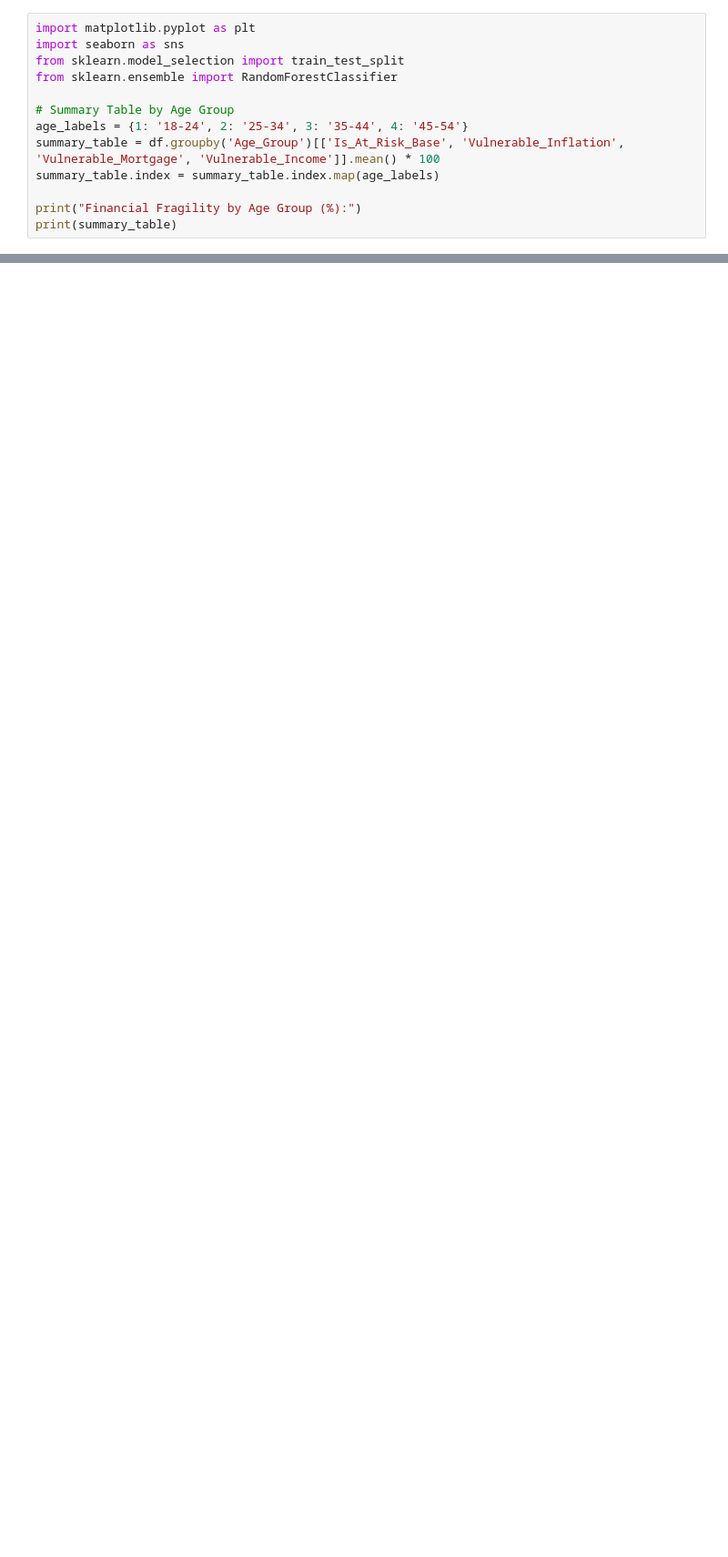
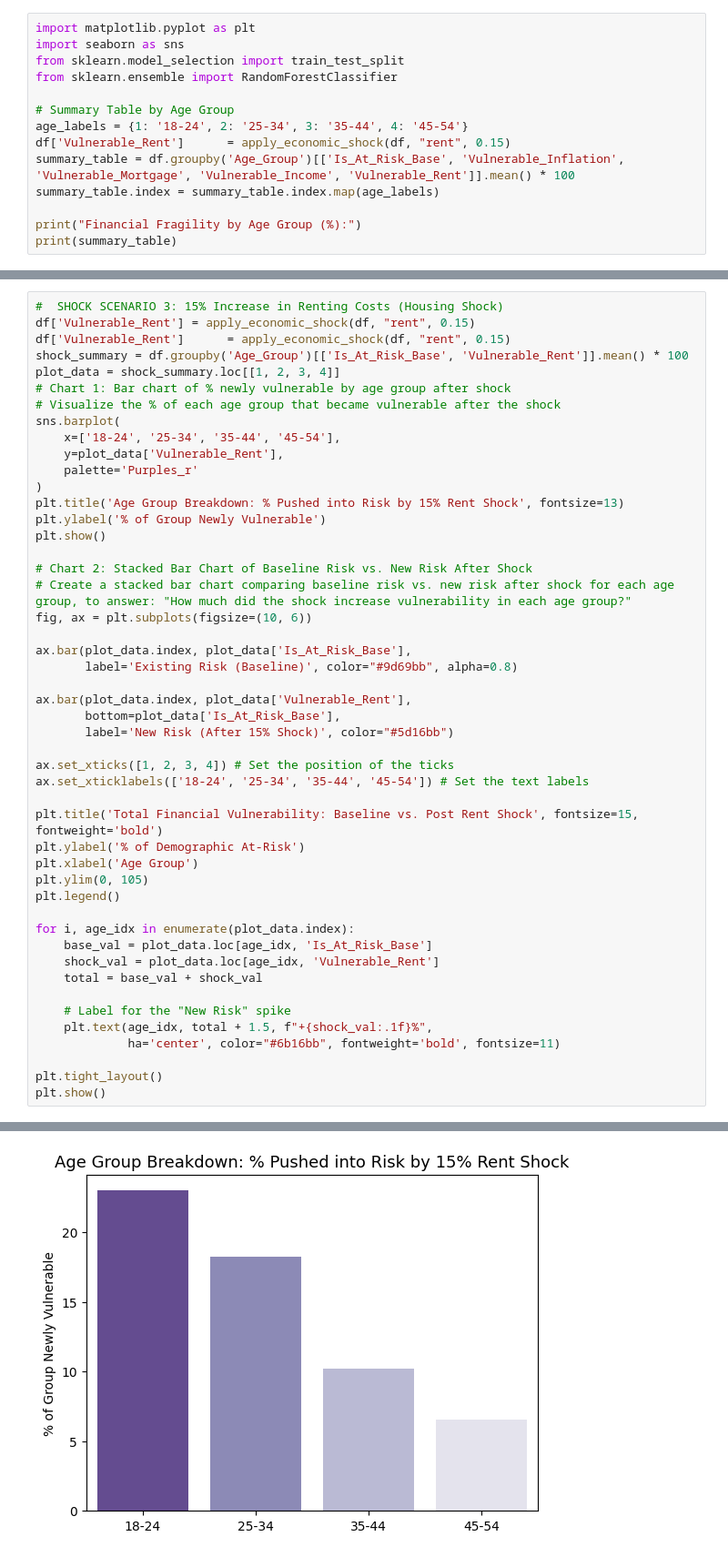
Before and after one commit to jadynm0/JTAFinance, a Jupyter notebook: Datathon-Personal-Finance.ipynb, the cells around one changed output, grey strips where cells are left out. Shown at 91% size. Drawn from its saved outputs; the diff is of its cells as text; blank space fills up the shorter version.

```diff
--- a/Datathon-Personal-Finance.ipynb
+++ b/Datathon-Personal-Finance.ipynb
@@ -124,7 +172,8 @@ from sklearn.ensemble import RandomForestClassifier
 
 # Summary Table by Age Group
 age_labels = {1: '18-24', 2: '25-34', 3: '35-44', 4: '45-54'}
-summary_table = df.groupby('Age_Group')[['Is_At_Risk_Base', 'Vulnerable_Inflation', 'Vulnerable_Mortgage', 'Vulnerable_Income']].mean() * 100
+df['Vulnerable_Rent']      = apply_economic_shock(df, "rent", 0.15)
+summary_table = df.groupby('Age_Group')[['Is_At_Risk_Base', 'Vulnerable_Inflation', 'Vulnerable_Mortgage', 'Vulnerable_Income', 'Vulnerable_Rent']].mean() * 100
 summary_table.index = summary_table.index.map(age_labels)
 
 print("Financial Fragility by Age Group (%):")
@@ -227,0 +310,49 @@ plt.show()
+# %%
+#  SHOCK SCENARIO 3: 15% Increase in Renting Costs (Housing Shock)
+df['Vulnerable_Rent'] = apply_economic_shock(df, "rent", 0.15)
+df['Vulnerable_Rent']      = apply_economic_shock(df, "rent", 0.15)
+shock_summary = df.groupby('Age_Group')[['Is_At_Risk_Base', 'Vulnerable_Rent']].mean() * 100
+plot_data = shock_summary.loc[[1, 2, 3, 4]]
+# Chart 1: Bar chart of % newly vulnerable by age group after shock
+# Visualize the % of each age group that became vulnerable after the shock
+sns.barplot(
+    x=['18-24', '25-34', '35-44', '45-54'],
+    y=plot_data['Vulnerable_Rent'],
+    palette='Purples_r'
+)
+plt.title('Age Group Breakdown: % Pushed into Risk by 15% Rent Shock', fontsize=13)
+plt.ylabel('% of Group Newly Vulnerable')
+plt.show()
+
+# Chart 2: Stacked Bar Chart of Baseline Risk vs. New Risk After Shock
+# Create a stacked bar chart comparing baseline risk vs. new risk after shock for each age group, to answer: "How much did the shock increase vulnerability in each age group?"
+fig, ax = plt.subplots(figsize=(10, 6))
+
+ax.bar(plot_data.index, plot_data['Is_At_Risk_Base'],
+       label='Existing Risk (Baseline)', color="#9d69bb", alpha=0.8)
+
+ax.bar(plot_data.index, plot_data['Vulnerable_Rent'],
+       bottom=plot_data['Is_At_Risk_Base'],
+       label='New Risk (After 15% Shock)', color="#5d16bb")
+
+ax.set_xticks([1, 2, 3, 4]) # Set the position of the ticks
+ax.set_xticklabels(['18-24', '25-34', '35-44', '45-54']) # Set the text labels
+
+plt.title('Total Financial Vulnerability: Baseline vs. Post Rent Shock', fontsize=15, fontweight='bold')
+plt.ylabel('% of Demographic At-Risk')
+plt.xlabel('Age Group')
+plt.ylim(0, 105)
+plt.legend()
+
+for i, age_idx in enumerate(plot_data.index):
+    base_val = plot_data.loc[age_idx, 'Is_At_Risk_Base']
+    shock_val = plot_data.loc[age_idx, 'Vulnerable_Rent']
+    total = base_val + shock_val
+
+    # Label for the "New Risk" spike
+    plt.text(age_idx, total + 1.5, f"+{shock_val:.1f}%",
+             ha='center', color="#6b16bb", fontweight='bold', fontsize=11)
+
+plt.tight_layout()
+plt.show()
+# %% [output]
@@ -227,0 +362 @@ plt.show()
+[figure, added]
```
Also changed, not shown: parts of 16 cells of this notebook.
